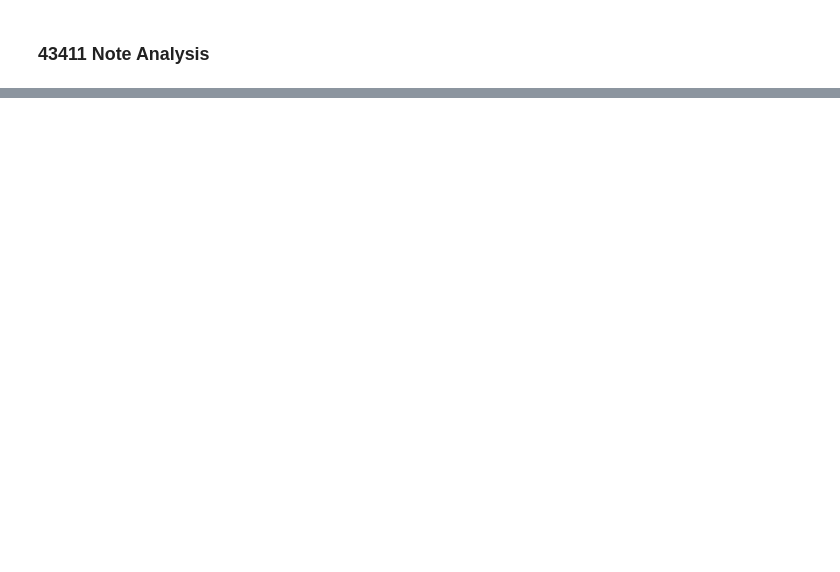
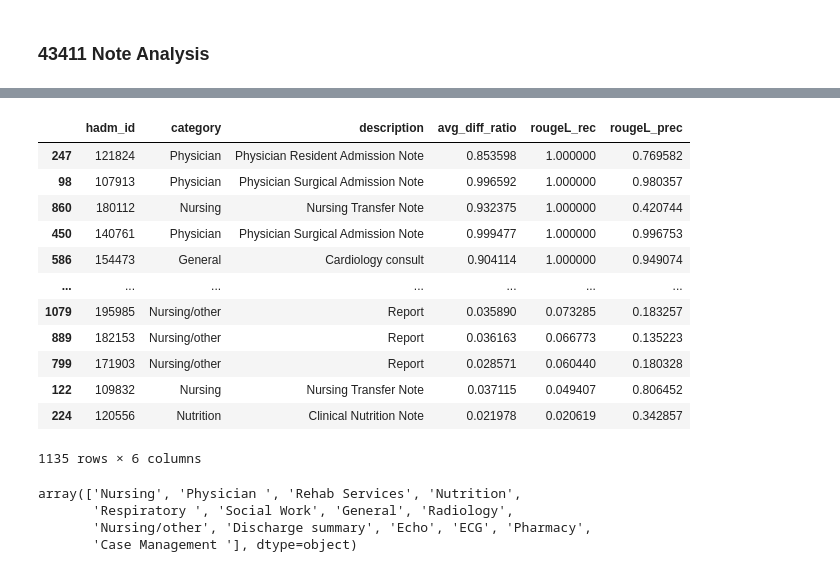
Before and after one commit to tomolopolis/clinical_sum, a Jupyter notebook: Redundnacy_Exploration.ipynb, the cells around one changed output, grey strips where cells are left out. Saved outputs shown, nothing was run; the diff lists cells and outputs as text; code cells hidden in the pictures; blank space fills up the shorter version.

```diff
--- a/Redundnacy_Exploration.ipynb
+++ b/Redundnacy_Exploration.ipynb
@@ -146,0 +428,25 @@ results_df = compute_diff(stroke_notes)
+# %%
+comp_metrics = results_df.loc[:, ['hadm_id', 'category', 'description', 'avg_diff_ratio', 'rougeL_rec',  'rougeL_prec']]
+# %%
+comp_metrics.sort_values('rougeL_rec', ascending=False)
+# %% [output]
+|  | hadm_id | category | description | avg_diff_ratio | rougeL_rec | rougeL_prec |
+| 247 | 121824 | Physician | Physician Resident Admission Note | 0.853598 | 1.000000 | 0.769582 |
+| 98 | 107913 | Physician | Physician Surgical Admission Note | 0.996592 | 1.000000 | 0.980357 |
+| 860 | 180112 | Nursing | Nursing Transfer Note | 0.932375 | 1.000000 | 0.420744 |
+| 450 | 140761 | Physician | Physician Surgical Admission Note | 0.999477 | 1.000000 | 0.996753 |
+| 586 | 154473 | General | Cardiology consult | 0.904114 | 1.000000 | 0.949074 |
+| ... | ... | ... | ... | ... | ... | ... |
+| 1079 | 195985 | Nursing/other | Report | 0.035890 | 0.073285 | 0.183257 |
+| 889 | 182153 | Nursing/other | Report | 0.036163 | 0.066773 | 0.135223 |
+| 799 | 171903 | Nursing/other | Report | 0.028571 | 0.060440 | 0.180328 |
+| 122 | 109832 | Nursing | Nursing Transfer Note | 0.037115 | 0.049407 | 0.806452 |
+| 224 | 120556 | Nutrition | Clinical Nutrition Note | 0.021978 | 0.020619 | 0.342857 |
+1135 rows × 6 columns
+# %%
+stroke_notes.category.unique()
+# %% [output]
+array(['Nursing', 'Physician ', 'Rehab Services', 'Nutrition',
+       'Respiratory ', 'Social Work', 'General', 'Radiology',
+       'Nursing/other', 'Discharge summary', 'Echo', 'ECG', 'Pharmacy',
+       'Case Management '], dtype=object)
```
Also changed, not shown: parts of 69 cells of this notebook.
